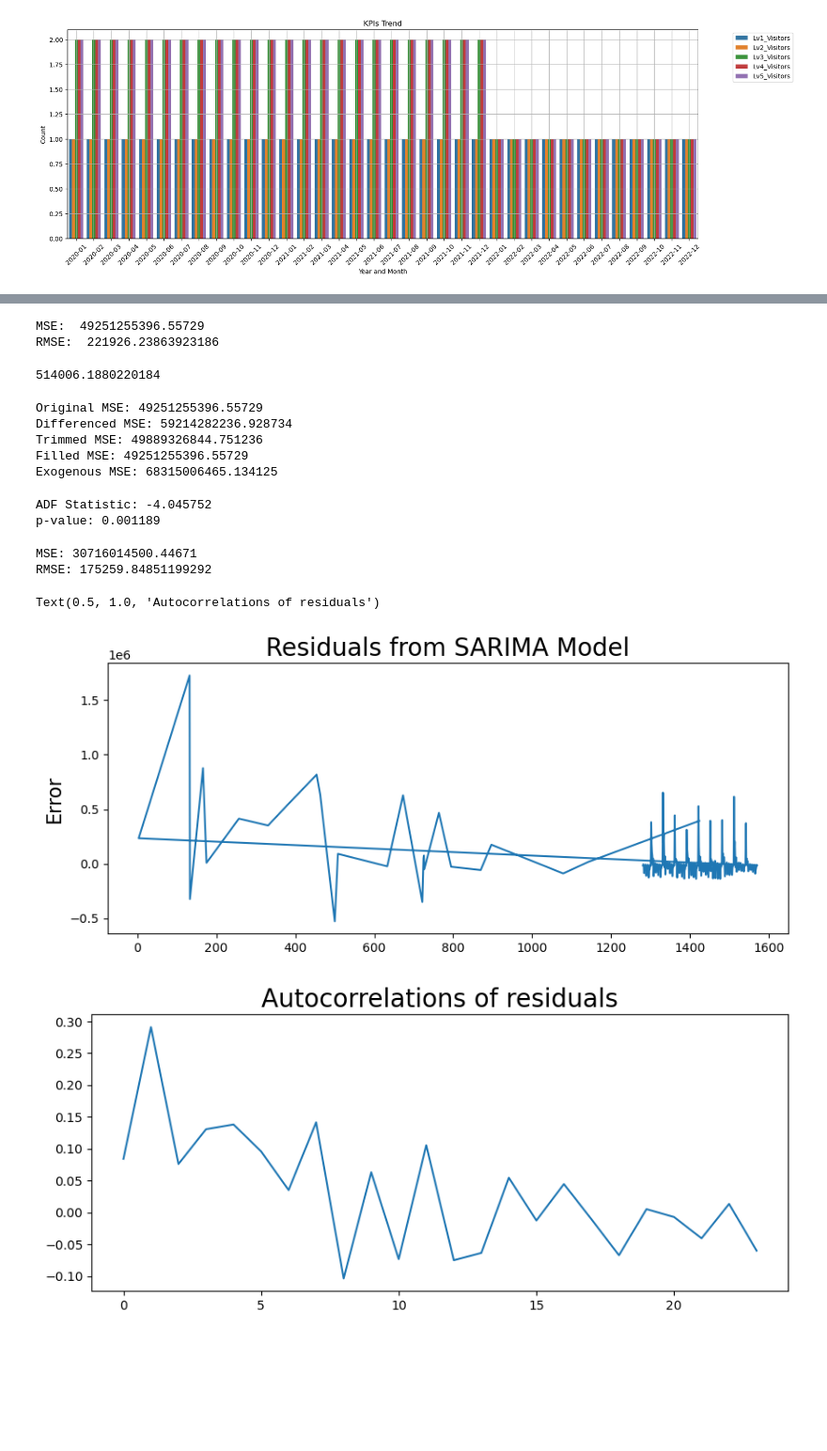
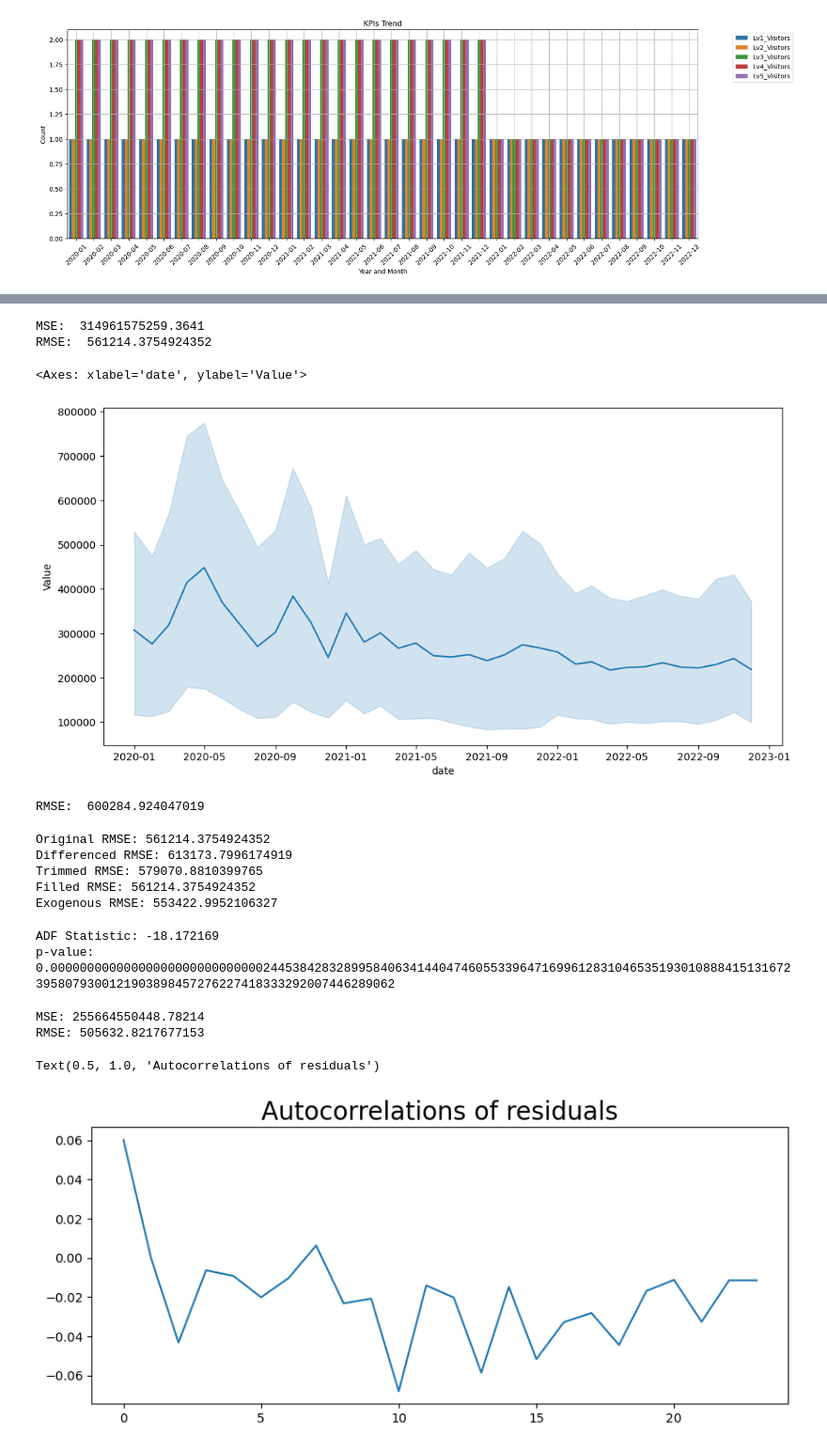
Before and after one commit to UtkarshPrajapati/Flittfy-Internship-Project, a Jupyter notebook: main.ipynb, the cells around one changed output, grey strips where cells are left out. Shown: that part at 94% size. Cells and saved outputs as stored; diff of their text form; code cells hidden in the pictures; blank space fills up the shorter version.

```diff
--- a/main.ipynb
+++ b/main.ipynb
@@ -83,6 +69,12 @@ Name: count, Length: 1547, dtype: int64
 funnel.drop(columns=["Value Type"],inplace=True)
 # %%
 pd.options.display.float_format = '{:.2f}'.format
+# %%
+# Convert 'Year' and 'Month' to datetime
+funnel['date'] = pd.to_datetime(funnel[['Year', 'Month']].assign(day=1))
+
+# Sort by 'date'
+funnel.sort_values('date', inplace=True)
 # %%
 # Create a copy of the DataFrame
 df_encoded = funnel.copy()
@@ -154,7 +147,7 @@ train_pool = Pool(data=X_train, label=y_train, cat_features=["Customer Segment",
 val_pool = Pool(data=X_val, label=y_val, cat_features=["Customer Segment","Region","KPI"])
 
 #Best Params
-best_params={'depth': 8, 'l2_leaf_reg': 5, 'iterations': 300, 'learning_rate': 0.1}
+best_params={'depth': 6, 'l2_leaf_reg': 2, 'iterations': 600, 'learning_rate': 0.05}
 
 # Initialize the model
 model = CatBoostRegressor(**best_params)
@@ -355,10 +349,17 @@ rmse = mse**0.5
 print('MSE: ', mse)
 print('RMSE: ', rmse)
 # %% [output]
-MSE:  49251255396.55729
-RMSE:  221926.23863923186
+MSE:  314961575259.3641
+RMSE:  561214.3754924352
+# %%
+df=funnel[["Value","date"]]
+plt.figure(figsize=(12,6))
+df.set_index('date', inplace=True)
+sns.lineplot(data=df,x="date",y='Value')
+# %% [output]
+<Axes: xlabel='date', ylabel='Value'>
+[figure, added]
 # %%
-# Assuming 'funnel' is your DataFrame
 data = funnel['Value']
 
 # Fit the SARIMAX model on the entire data
@@ -374,9 +375,9 @@ df = pd.DataFrame({
     'Forecast': forecast})
 df.to_csv('sarima_forecast.csv', index=False)
 
-mean_squared_error(data, forecast)**0.5
+print('RMSE: ', mean_squared_error(data, forecast)**0.5)
 # %% [output]
-514006.1880220184
+RMSE:  600284.924047019
 # %%
 # Define a function to evaluate a SARIMA model
 def evaluate_sarima_model(data):
@@ -391,24 +392,24 @@ def evaluate_sarima_model(data):
 
 # Evaluate the original model
 original_mse = evaluate_sarima_model(train_data)
-print(f'Original MSE: {original_mse}')
+print(f'Original RMSE: {original_mse**0.5}')
 
 # Apply transformations and steps
 
 # 1. Detrending/Stationarity: Apply differencing to make the data stationary
 diff_train_data = train_data.diff().dropna()
 diff_mse = evaluate_sarima_model(diff_train_data)
-print(f'Differenced MSE: {diff_mse}')
+print(f'Differenced RMSE: {diff_mse**0.5}')
 
 # 2. Anomaly detection: Remove outliers
 trimmed_train_data = train_data[train_data.between(train_data.quantile(.15), train_data.quantile(.85))]
 trimmed_mse = evaluate_sarima_model(trimmed_train_data)
-print(f'Trimmed MSE: {trimmed_mse}')
+print(f'Trimmed RMSE: {trimmed_mse**0.5}')
 
 # 3. Missing data: Fill missing values with the mean
 filled_train_data = train_data.fillna(train_data.mean())
 filled_mse = evaluate_sarima_model(filled_train_data)
-print(f'Filled MSE: {filled_mse}')
+print(f'Filled RMSE: {filled_mse**0.5}')
 
 def evaluate_sarima_model(data, exog_data):
     order = (0, 0, 4)
@@ -426,50 +427,43 @@ exog_test_data = funnel[train_len:][['Customer Segment', 'Region']]
 
 # Evaluate the SARIMA model with exogenous variables
 exog_mse = evaluate_sarima_model(funnel[:train_len]['Value'], exog_train_data)
-print(f'Exogenous MSE: {exog_mse}')
+print(f'Exogenous RMSE: {exog_mse**0.5}')
 # %% [output]
-Original MSE: 49251255396.55729
-Differenced MSE: 59214282236.928734
-Trimmed MSE: 49889326844.751236
-Filled MSE: 49251255396.55729
-Exogenous MSE: 68315006465.134125
+Original RMSE: 561214.3754924352
+Differenced RMSE: 613173.7996174919
+Trimmed RMSE: 579070.8810399765
+Filled RMSE: 561214.3754924352
+Exogenous RMSE: 553422.9952106327
 # %%
 result = adfuller(funnel["Value"])
 print('ADF Statistic: %f' % result[0])
-print('p-value: %f' % result[1])
+print('p-value: %.150f' % result[1])
 # %% [output]
-ADF Statistic: -4.045752
-p-value: 0.001189
+ADF Statistic: -18.172169
+p-value: 0.000000000000000000000000000002445384283289958406341440474605533964716996128310465351930108884151316723958079300121903898457276227418333292007446289062
 # %%
 # Fit the model
 model_fit = model.fit(disp=False)
 
 # Get the forecast
 forecast = model_fit.predict(len(train_data), len(train_data)+len(test_data)-1)
 
 # Calculate residuals
 residuals = test_data - forecast
 
 # Print MSE and RMSE
 mse = mean_squared_error(test_data, forecast)
 rmse = np.sqrt(mse)
 print(f'MSE: {mse}')
 print(f'RMSE: {rmse}')
 
-# Plot residuals
-plt.figure(figsize=(10,4))
-plt.plot(residuals)
-plt.title('Residuals from SARIMA Model', fontsize=20)
-plt.ylabel('Error', fontsize=16)
-
 # Plot ACF of residuals
 acf_values = acf(residuals)
 plt.figure(figsize=(10,4))
 plt.plot(acf_values[1:])
 plt.title('Autocorrelations of residuals', fontsize=20)
 # %% [output]
-MSE: 30716014500.44671
-RMSE: 175259.84851199292
+MSE: 255664550448.78214
+RMSE: 505632.8217677153
 Text(0.5, 1.0, 'Autocorrelations of residuals')
-[figure, old version]
+[figure, new version]
-[figure, removed]
```
Also changed, not shown: parts of 21 cells of this notebook, 8 other files.
